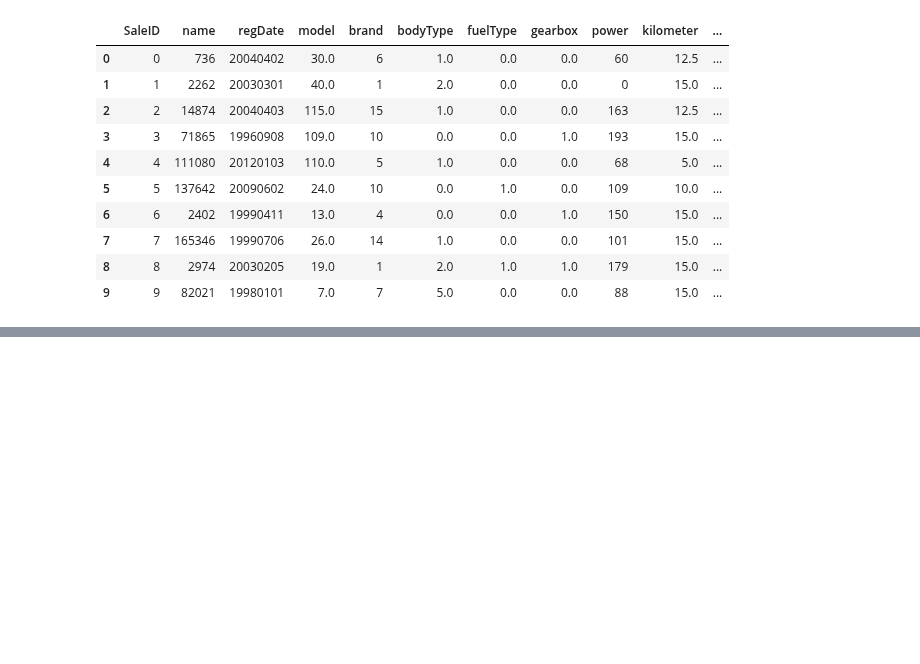
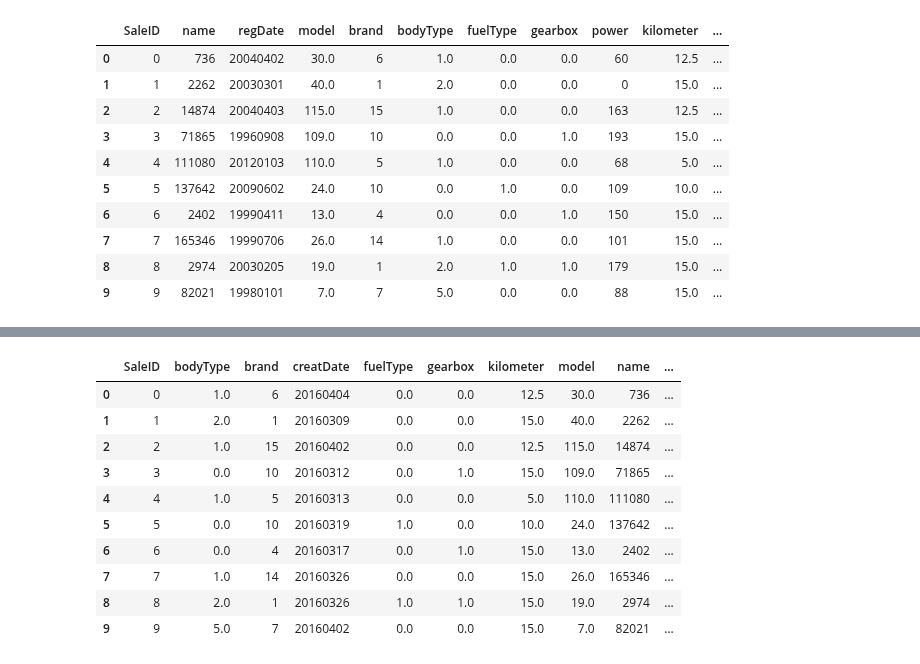
Before and after one commit to michaelzhouy/Competition, a Jupyter notebook: TIANCHI/Second-hand Car Prices/mlp.ipynb, the cells around one changed output, grey strips where cells are left out. Saved outputs shown, nothing was run; the diff lists cells and outputs as text; code cells hidden in the pictures; blank space fills up the shorter version.

```diff
--- a/TIANCHI/Second-hand Car Prices/mlp.ipynb
+++ b/TIANCHI/Second-hand Car Prices/mlp.ipynb
@@ -196,5 +198,6 @@ TestA_data.head(10)
 # 合并数据集
 concat_data = pd.concat([Train_data, TestA_data],
                         ignore_index=True) # 重新生成索引
-concat_data['notReparedDamage'] = concat_data['notRepairedDamage'].replace('-', 0).astype('float16')
-concat_data = concat_data.fillna(concat_data.mode())
+concat_data['notRepairedDamage'] = concat_data['notRepairedDamage'].replace('-', 0).astype('float16')
+# %%
+concat_data = concat_data.fillna(concat_data.mode().iloc[0, :])
@@ -200,0 +208,14 @@ concat_data = concat_data.fillna(concat_data.mode())
+# %%
+concat_data.head(10)
+# %% [output]
+|  | SaleID | bodyType | brand | creatDate | fuelType | gearbox | kilometer | model | name | ... |
+| 0 | 0 | 1.0 | 6 | 20160404 | 0.0 | 0.0 | 12.5 | 30.0 | 736 | ... |
+| 1 | 1 | 2.0 | 1 | 20160309 | 0.0 | 0.0 | 15.0 | 40.0 | 2262 | ... |
+| 2 | 2 | 1.0 | 15 | 20160402 | 0.0 | 0.0 | 12.5 | 115.0 | 14874 | ... |
+| 3 | 3 | 0.0 | 10 | 20160312 | 0.0 | 1.0 | 15.0 | 109.0 | 71865 | ... |
+| 4 | 4 | 1.0 | 5 | 20160313 | 0.0 | 0.0 | 5.0 | 110.0 | 111080 | ... |
+| 5 | 5 | 0.0 | 10 | 20160319 | 1.0 | 0.0 | 10.0 | 24.0 | 137642 | ... |
+| 6 | 6 | 0.0 | 4 | 20160317 | 0.0 | 1.0 | 15.0 | 13.0 | 2402 | ... |
+| 7 | 7 | 1.0 | 14 | 20160326 | 0.0 | 0.0 | 15.0 | 26.0 | 165346 | ... |
+| 8 | 8 | 2.0 | 1 | 20160326 | 1.0 | 1.0 | 15.0 | 19.0 | 2974 | ... |
+| 9 | 9 | 5.0 | 7 | 20160402 | 0.0 | 0.0 | 15.0 | 7.0 | 82021 | ... |
```
Also changed, not shown: parts of 31 cells of this notebook.
